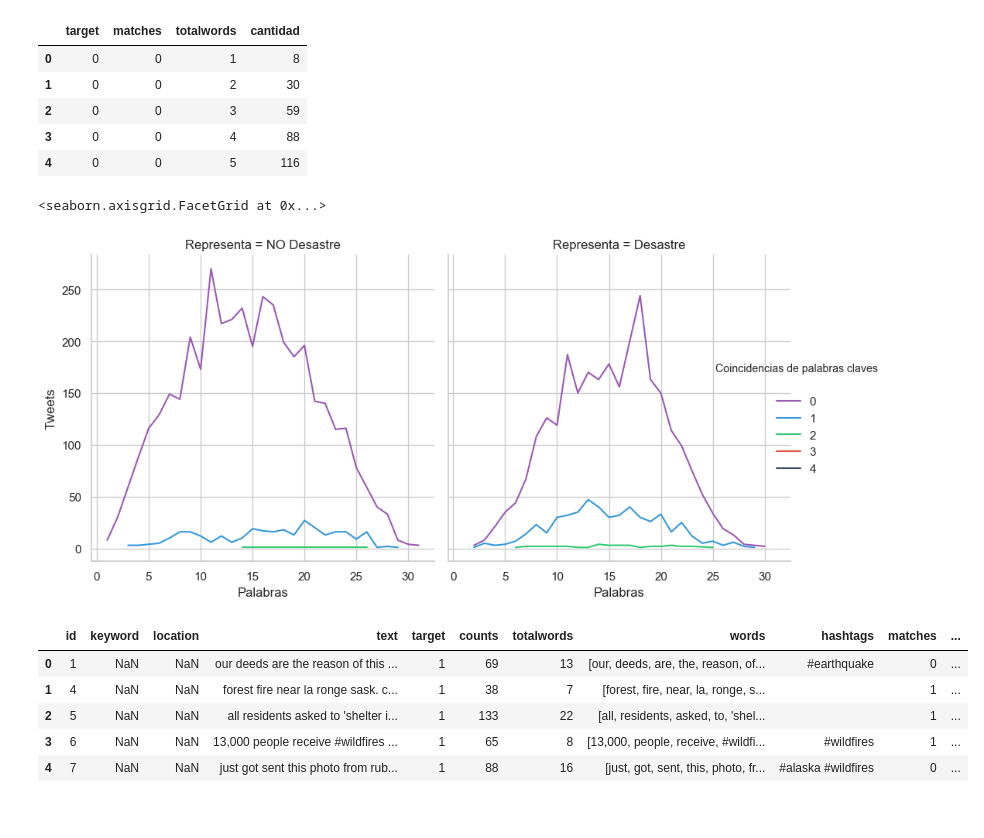
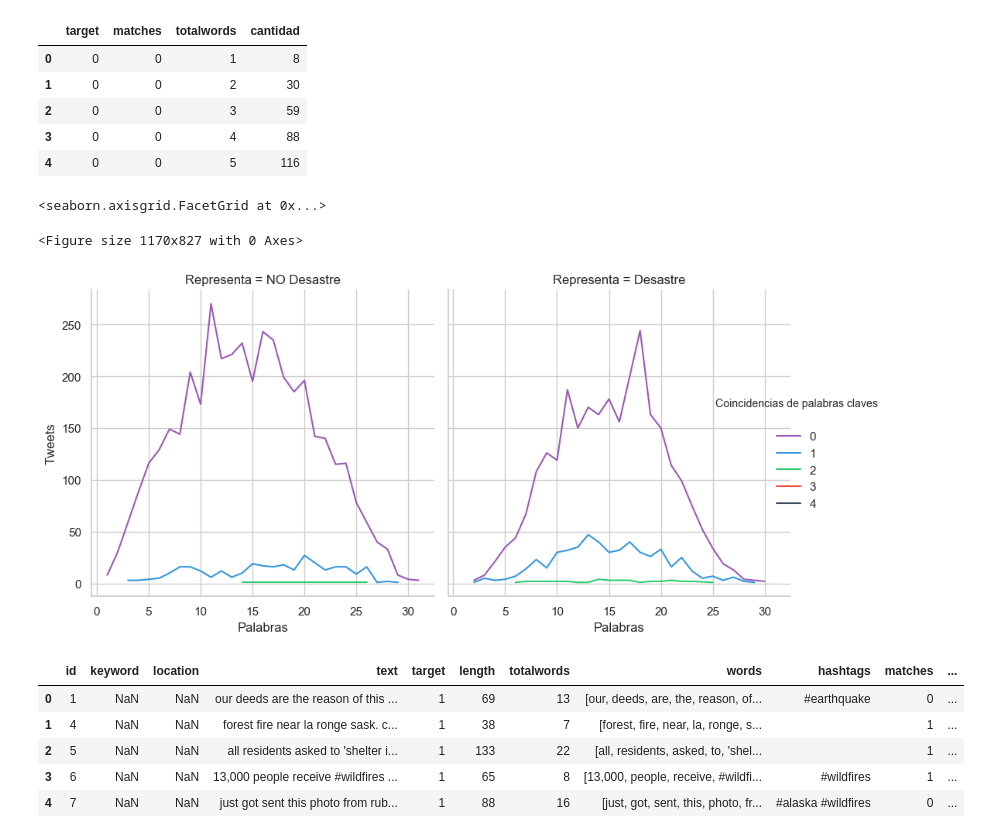
Before and after one commit to patopizzini/Organizacion_Datos_1C2020, a Jupyter notebook: TP1/TP1_Andres.ipynb, the cells around one changed output. Saved outputs shown, nothing was run; the diff lists cells and outputs as text; code cells hidden in the pictures.

```diff
--- a/TP1/TP1_Andres.ipynb
+++ b/TP1/TP1_Andres.ipynb
@@ -39,7 +41,7 @@ datos.head()
 | 4 | 7 | NaN | NaN | Just got sent this photo from Rub... | 1 |
 # %%
 datos['text'] = datos['text'].str.lower()
-datos['counts'] = datos['text'].str.len()
+datos['length'] = datos['text'].str.len()
 datos['totalwords'] = datos['text'].str.split().str.len()
 datos['words'] = datos.text.str.strip().str.split()
 # %%
@@ -85,6 +87,7 @@ agrupado.head()
 agrupado['Representa'] = "NO Desastre"
 agrupado.loc[agrupado['target'] == 1, 'Representa'] = "Desastre"
 
+plt.figure(figsize=(11.7, 8.27))
 flatui = ["#9b59b6", "#3498db", "#2ecc71", "#e74c3c", "#34495e"]
 g = sns.relplot(x="totalwords", y="cantidad", col="Representa", palette=flatui,  hue="matches", kind="line", data=agrupado)
 g._legend.texts[0].set_text("")
@@ -92,12 +95,14 @@ g._legend.set_title("Coincidencias de palabras claves")
 g.set(xlabel='Palabras', ylabel='Tweets')
 # %% [output]
 <seaborn.axisgrid.FacetGrid at 0x...>
+<Figure size 1170x827 with 0 Axes>
 [figure]
 # %%
 datos['language'] = detect(str(datos['text']))
+datos['hashtagsCantidad'] = datos['hashtags'].str.count('#')
 datos.head()
 # %% [output]
-|  | id | keyword | location | text | target | counts | totalwords | words | hashtags | matches | ... |
+|  | id | keyword | location | text | target | length | totalwords | words | hashtags | matches | ... |
 | 0 | 1 | NaN | NaN | our deeds are the reason of this ... | 1 | 69 | 13 | [our, deeds, are, the, reason, of... | #earthquake | 0 | ... |
 | 1 | 4 | NaN | NaN | forest fire near la ronge sask. c... | 1 | 38 | 7 | [forest, fire, near, la, ronge, s... |  | 1 | ... |
 | 2 | 5 | NaN | NaN | all residents asked to 'shelter i... | 1 | 133 | 22 | [all, residents, asked, to, 'shel... |  | 1 | ... |
```
Also changed, not shown: parts of 25 cells of this notebook, 1 other file.
